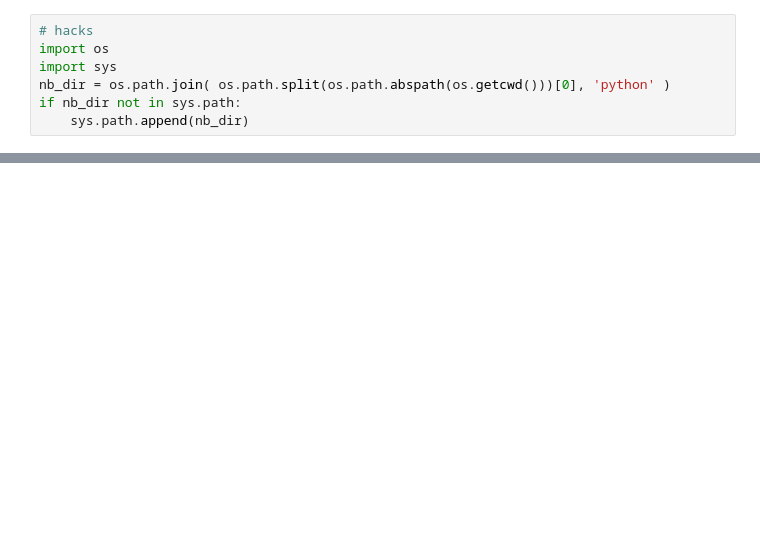
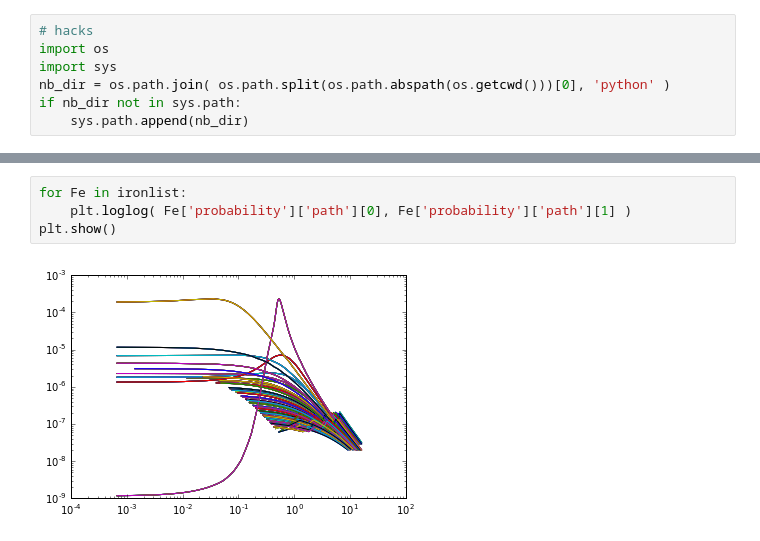
Before and after one commit to ealbin/GZ, a Jupyter notebook: sim/Analysis.ipynb, the cells around one changed output, grey strips where cells are left out. Saved outputs shown, nothing was run; the diff lists cells and outputs as text; blank space fills up the shorter version.

```diff
--- a/sim/Analysis.ipynb
+++ b/sim/Analysis.ipynb
@@ -183,0 +63,6 @@ print latlon(surface_coordinates(5,92,2,0,5, proton=True))
+# %%
+for Fe in ironlist:
+    plt.loglog( Fe['probability']['path'][0], Fe['probability']['path'][1] )
+plt.show()
+# %% [output]
+[figure, added]
```
Also changed, not shown: parts of 24 cells of this notebook, 5 other files.
